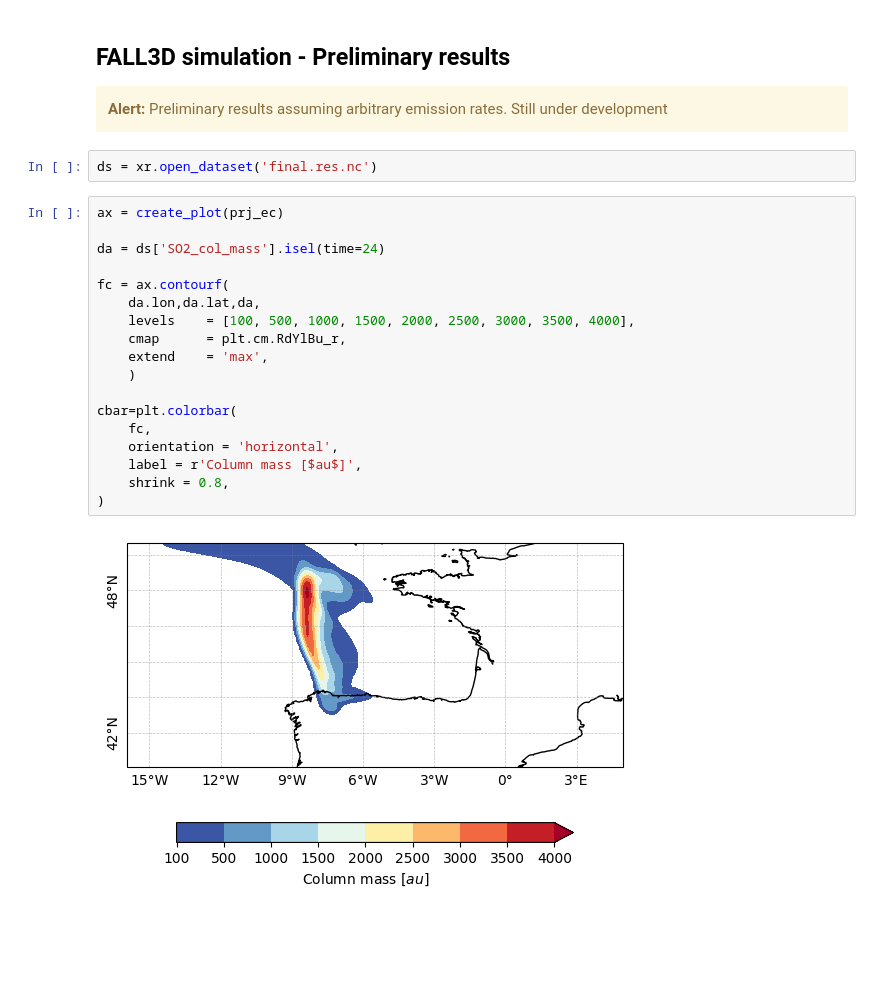
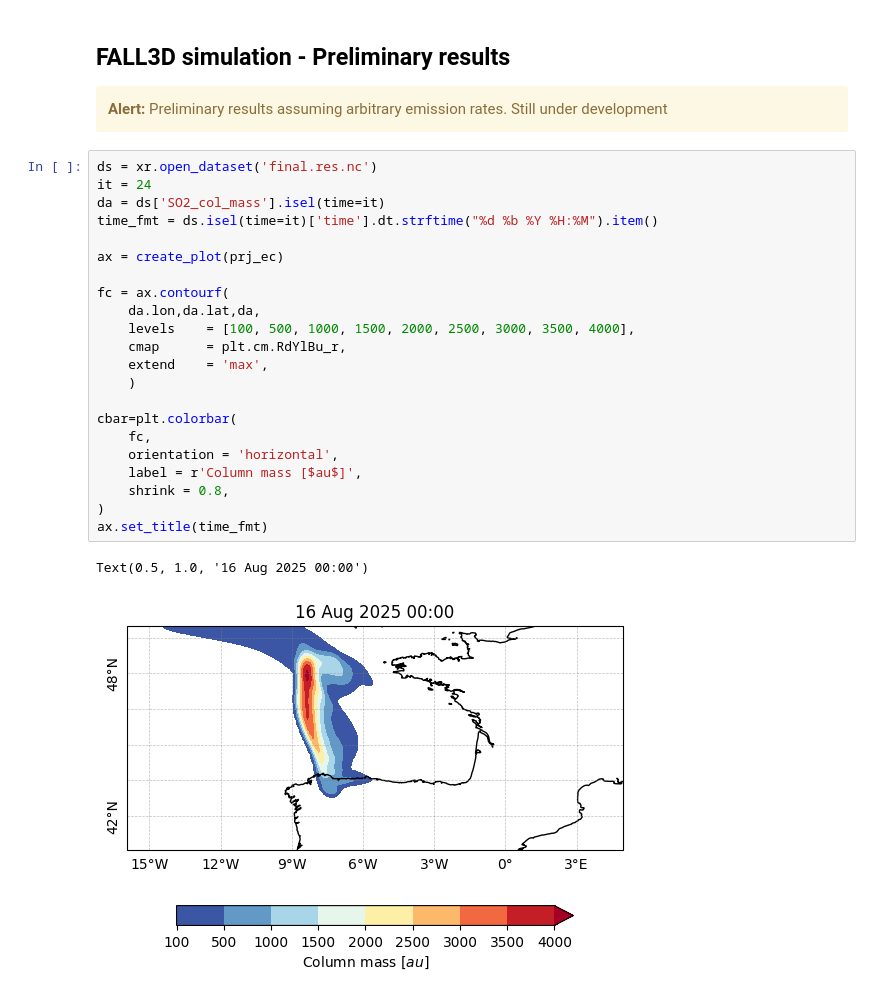
Before and after one commit to lmingari/wrf-sfire-example, a Jupyter notebook: dataset-exploration.ipynb, the cells around one changed output. Cells and saved outputs as stored; diff of their text form; blank space fills up the shorter version.

```diff
--- a/dataset-exploration.ipynb
+++ b/dataset-exploration.ipynb
@@ -250,25 +250,28 @@ df.to_csv(
 <div class="alert alert-block alert-warning">
 <b>Alert:</b> Preliminary results assuming arbitrary emission rates. Still under development
 </div>
-# %%
-ds = xr.open_dataset('final.res.nc')
 # %%
+ds = xr.open_dataset('final.res.nc')
+it = 24
+da = ds['SO2_col_mass'].isel(time=it)
+time_fmt = ds.isel(time=it)['time'].dt.strftime("%d %b %Y %H:%M").item()
+
 ax = create_plot(prj_ec)
-
-da = ds['SO2_col_mass'].isel(time=24)
 
 fc = ax.contourf(
     da.lon,da.lat,da,
     levels    = [100, 500, 1000, 1500, 2000, 2500, 3000, 3500, 4000],
     cmap      = plt.cm.RdYlBu_r,
     extend    = 'max',
     )
 
 cbar=plt.colorbar(
     fc,
     orientation = 'horizontal',
     label = r'Column mass [$au$]',
     shrink = 0.8,
 )
+ax.set_title(time_fmt)
 # %% [output]
+Text(0.5, 1.0, '16 Aug 2025 00:00')
-[figure, old version]
+[figure, new version]
```
